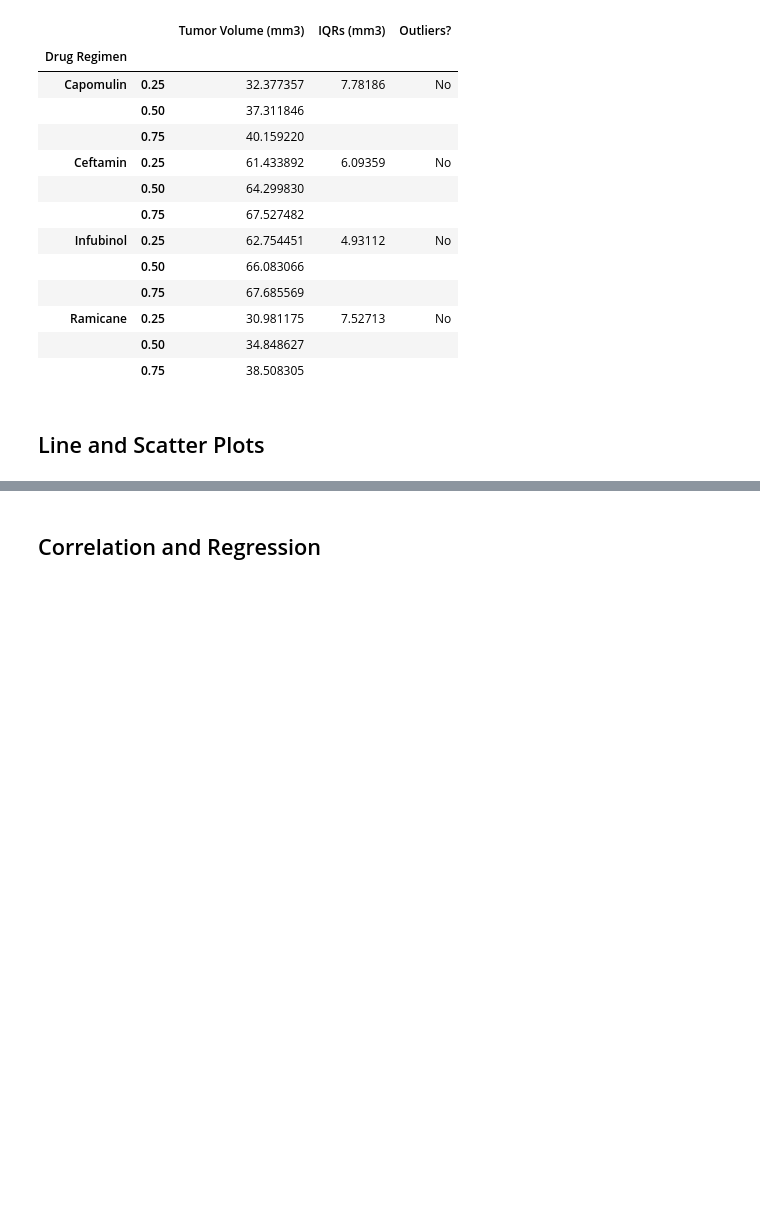
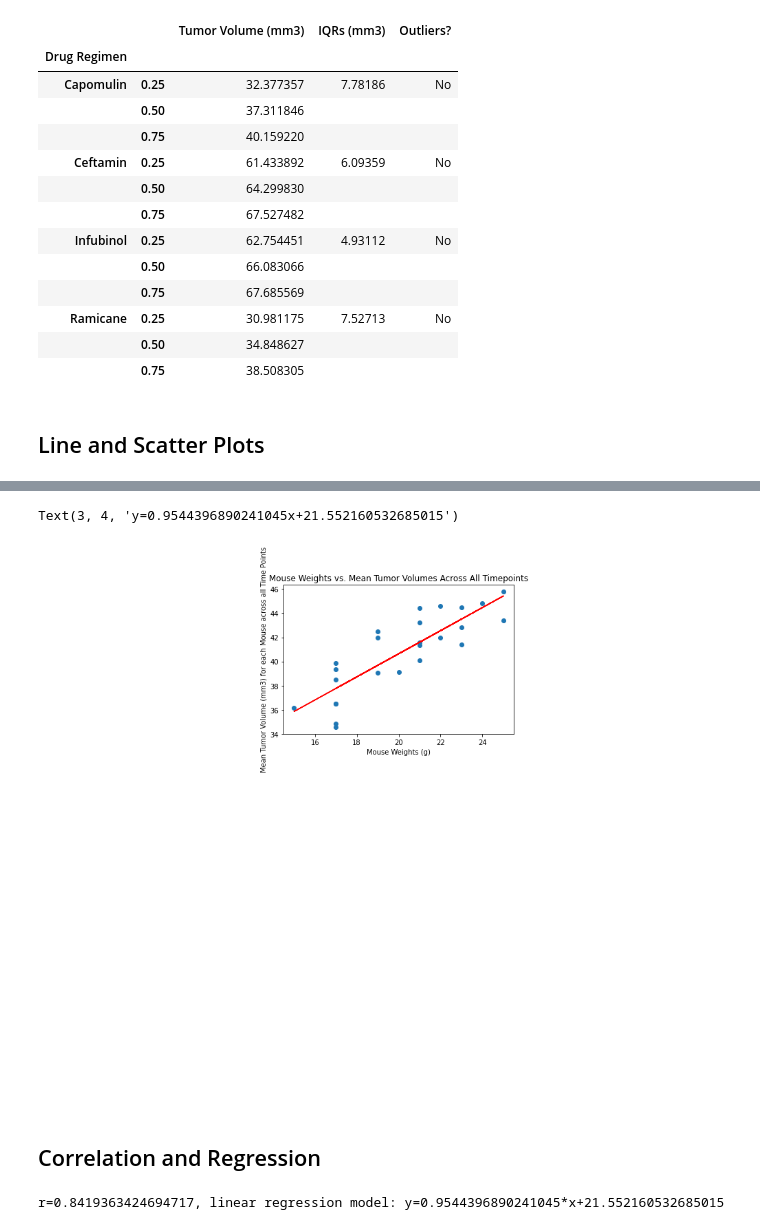
Before and after one commit to Uc71/Chemotherapy-Drug-Trials, a Jupyter notebook: week_05 Matplotlib_Homework_Pymaceuticals_pymaceuticals_starter.ipynb, the cells around one changed output, grey strips where cells are left out. Cells and saved outputs as stored; diff of their text form; code cells hidden in the pictures; blank space fills up the shorter version.

```diff
--- a/week_05 Matplotlib_Homework_Pymaceuticals_pymaceuticals_starter.ipynb
+++ b/week_05 Matplotlib_Homework_Pymaceuticals_pymaceuticals_starter.ipynb
@@ -264,5 +277,27 @@ quants_df
+# %%
+# Generate a scatter plot of average tumor volume vs. mouse weight for the Capomulin regimen
+justcap_df=newmerge_df.loc[newmerge_df["Drug Regimen"]=="Capomulin"]
+agh_df=pd.DataFrame(justcap_df.groupby("Mouse ID").mean())
+weights=agh_df.loc[:,"Weight (g)"]
+meanvols=agh_df.loc[:,"Tumor Volume (mm3)"]
+plt.scatter(weights,meanvols)
+plt.xlabel("Mouse Weights (g)")
+plt.ylabel("Mean Tumor Volume (mm3) for each Mouse across all Time Points",fontsize=10)
+plt.title("Mouse Weights vs. Mean Tumor Volumes Across All Timepoints")
+corr=st.pearsonr(weights,meanvols)
+(slope,intercept,rvalue,pvalue,stderr)=linregress(weights,meanvols,)
+regresses=weights*slope+intercept
+lineeq="y="+str(slope)+"x+"+str(intercept)
+plt.plot(weights,regresses,"r-")
+plt.annotate(lineeq,(3,4),fontsize=1)
+# %% [output]
+Text(3, 4, 'y=0.9544396890241045x+21.552160532685015')
+[figure, added]
 # %% [markdown]
 ## Correlation and Regression
 # %%
 # Calculate the correlation coefficient and linear regression model
 # for mouse weight and average tumor volume for the Capomulin regimen
+print(f"r={corr[0]}, linear regression model: y={slope}*x+{intercept}")
+# %% [output]
+r=0.8419363424694717, linear regression model: y=0.9544396890241045*x+21.552160532685015
```
Also changed, not shown: parts of 8 cells of this notebook.
